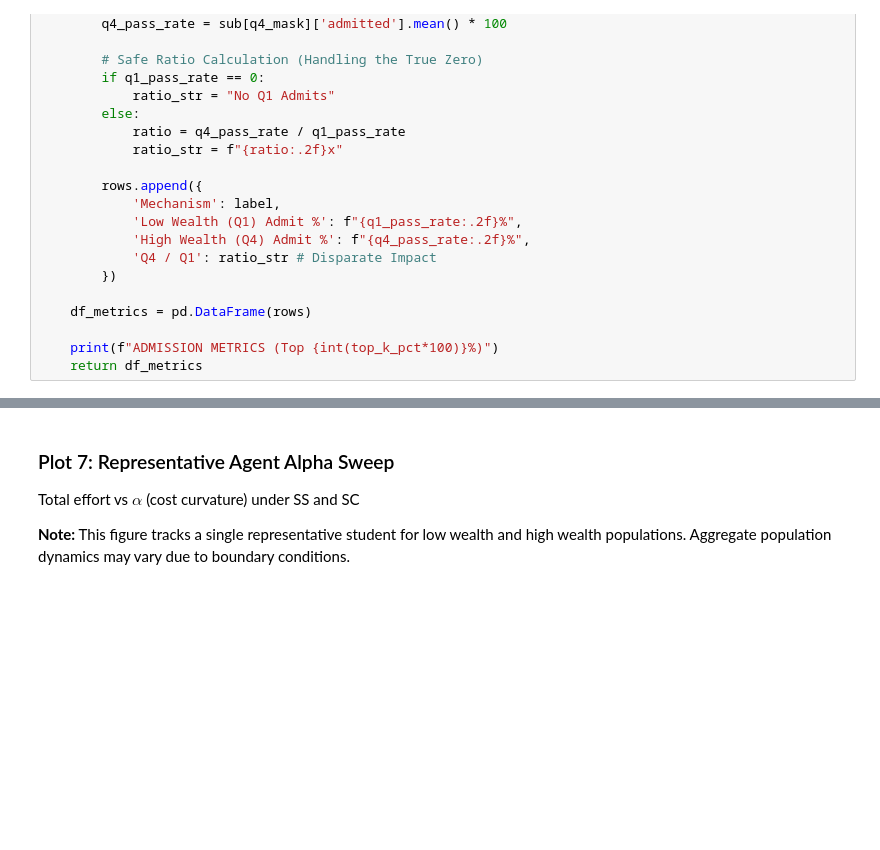
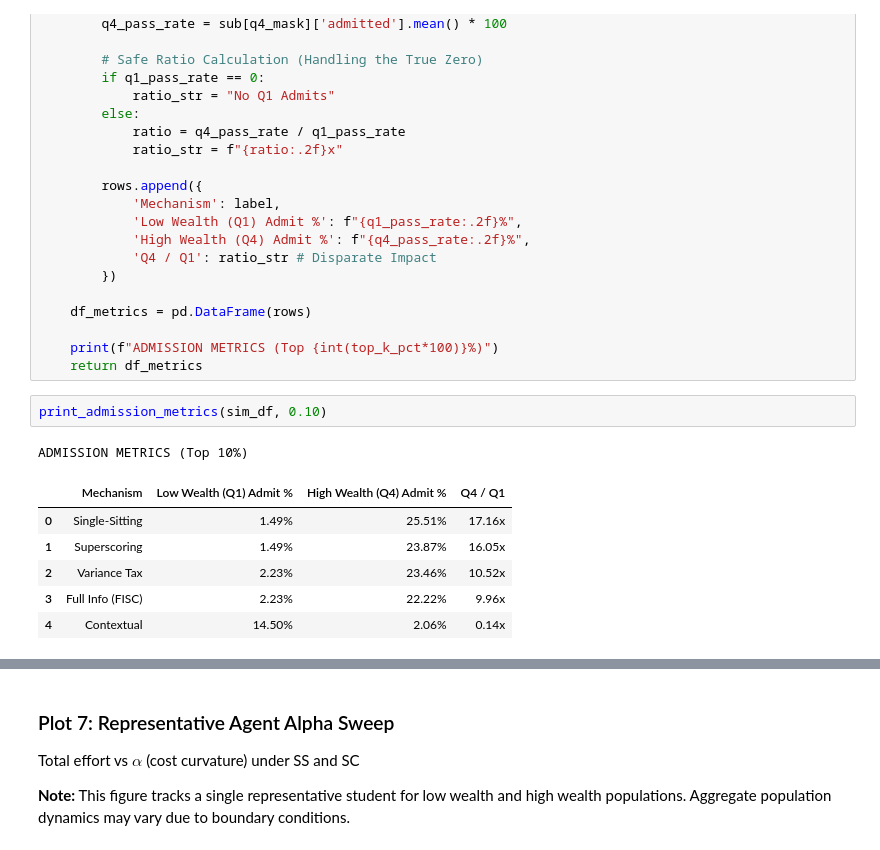
Before and after one commit to mei-ame/fair-admissions, a Jupyter notebook: graphs.ipynb, the cells around one changed output, grey strips where cells are left out. Saved outputs shown, nothing was run; the diff lists cells and outputs as text; blank space fills up the shorter version.

Commit message:
Generated graphs and tables based on the most recent simulation file with lambda = 0.6

```diff
--- a/graphs.ipynb
+++ b/graphs.ipynb
@@ -743,6 +746,16 @@ def print_admission_metrics(sim_df, top_k_pct):
 
     print(f"ADMISSION METRICS (Top {int(top_k_pct*100)}%)")
     return df_metrics
+# %%
+print_admission_metrics(sim_df, 0.10)
+# %% [output]
+ADMISSION METRICS (Top 10%)
+|  | Mechanism | Low Wealth (Q1) Admit % | High Wealth (Q4) Admit % | Q4 / Q1 |
+| 0 | Single-Sitting | 1.49% | 25.51% | 17.16x |
+| 1 | Superscoring | 1.49% | 23.87% | 16.05x |
+| 2 | Variance Tax | 2.23% | 23.46% | 10.52x |
+| 3 | Full Info (FISC) | 2.23% | 22.22% | 9.96x |
+| 4 | Contextual | 14.50% | 2.06% | 0.14x |
 # %%
 print_admission_metrics(sim_df, 0.15)
 # %% [output]
```
Also changed, not shown: parts of 11 cells of this notebook, 18 other files.
